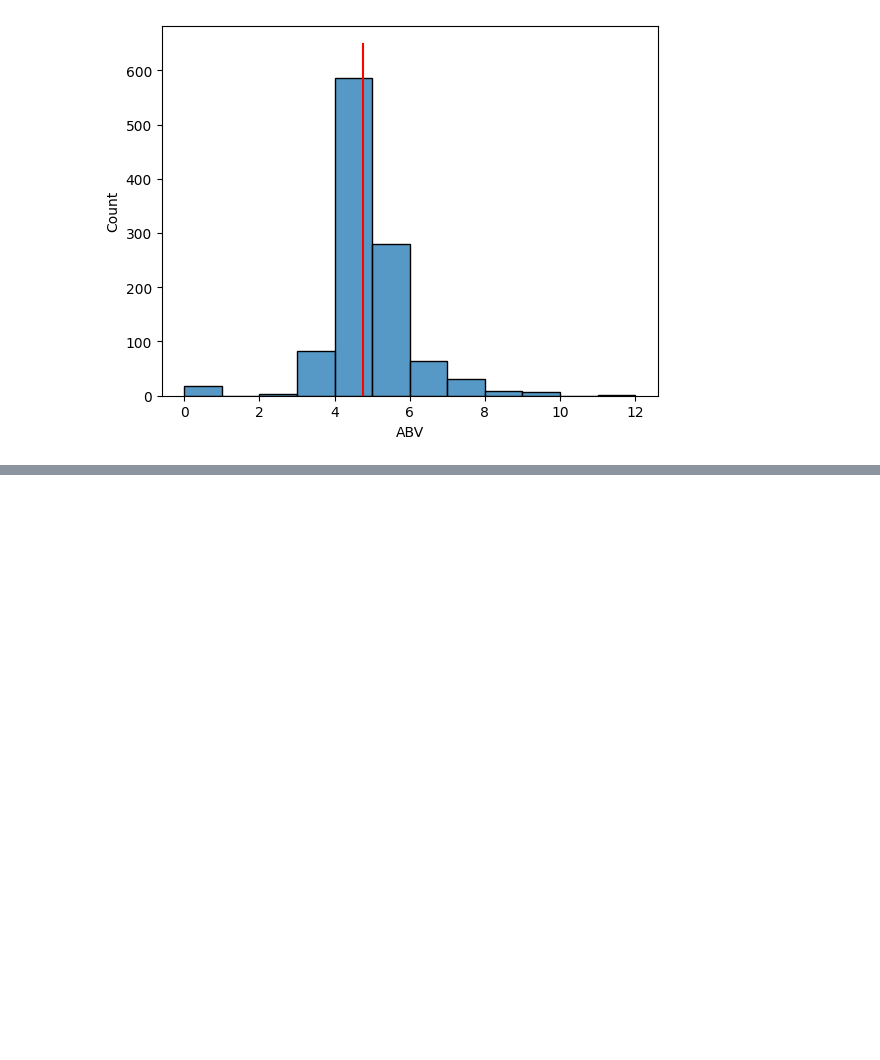
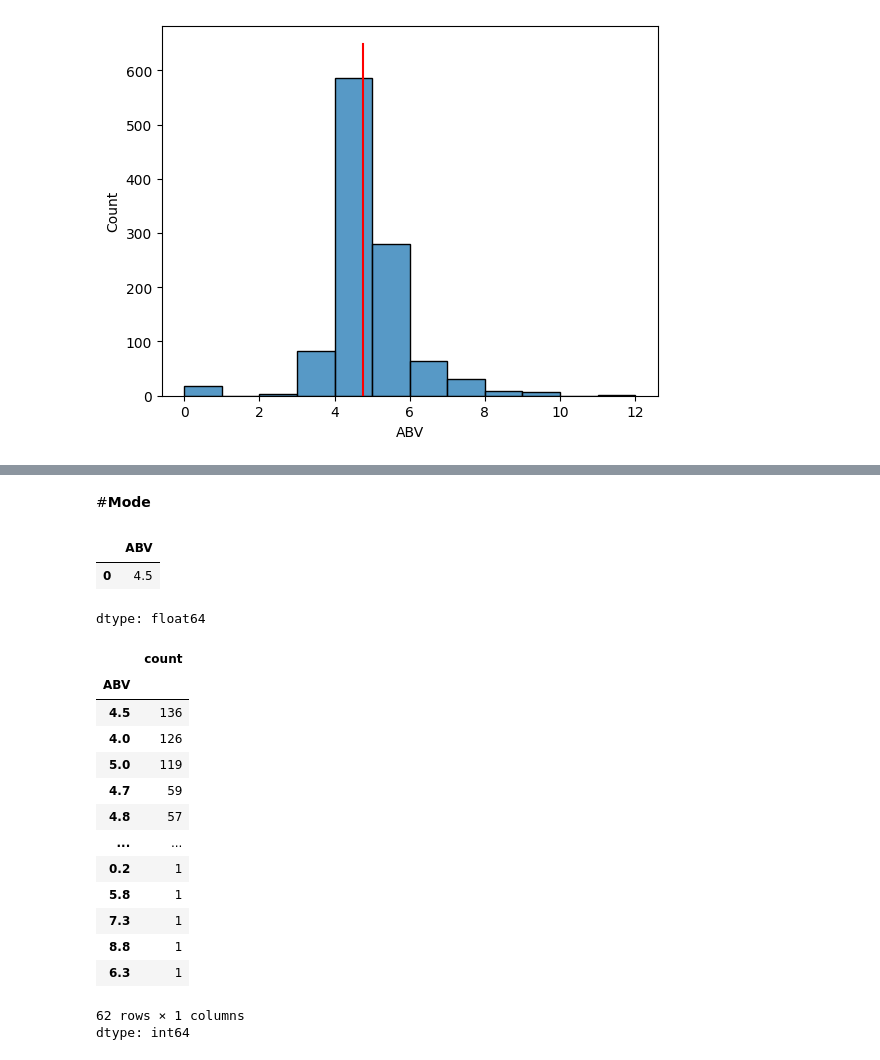
Before and after one commit to karishmasd/Data_Science, a Jupyter notebook: Measure_of_Central_Tendency.ipynb, the cells around one changed output, grey strips where cells are left out. Drawn from its saved outputs; the diff is of its cells as text; code cells hidden in the pictures; blank space fills up the shorter version.

```diff
--- a/Measure_of_Central_Tendency.ipynb
+++ b/Measure_of_Central_Tendency.ipynb
@@ -73,0 +92,26 @@ plt.show()
+# %% [markdown]
+#**Mode**
+# %%
+data['ABV'].mode()
+# %% [output]
+|  | ABV |
+| 0 | 4.5 |
+dtype: float64
+# %%
+data['ABV'].value_counts()
+# %% [output]
+|  | count |
+| ABV |  |
+| 4.5 | 136 |
+| 4.0 | 126 |
+| 5.0 | 119 |
+| 4.7 | 59 |
+| 4.8 | 57 |
+| ... | ... |
+| 0.2 | 1 |
+| 5.8 | 1 |
+| 7.3 | 1 |
+| 8.8 | 1 |
+| 6.3 | 1 |
+62 rows × 1 columns
+dtype: int64
```
Also changed, not shown: parts of 11 cells of this notebook.
